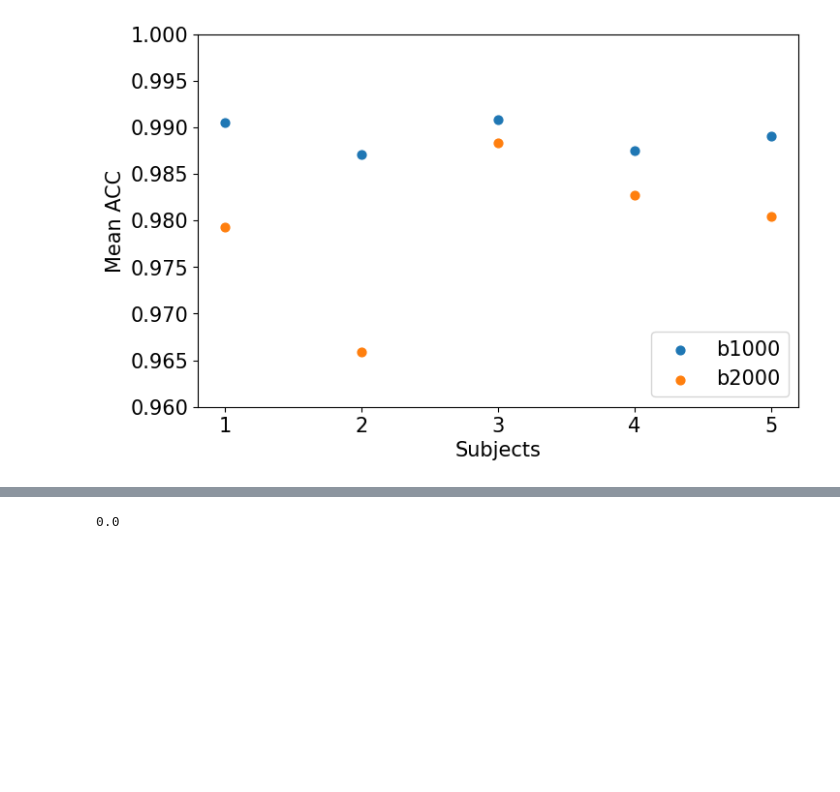
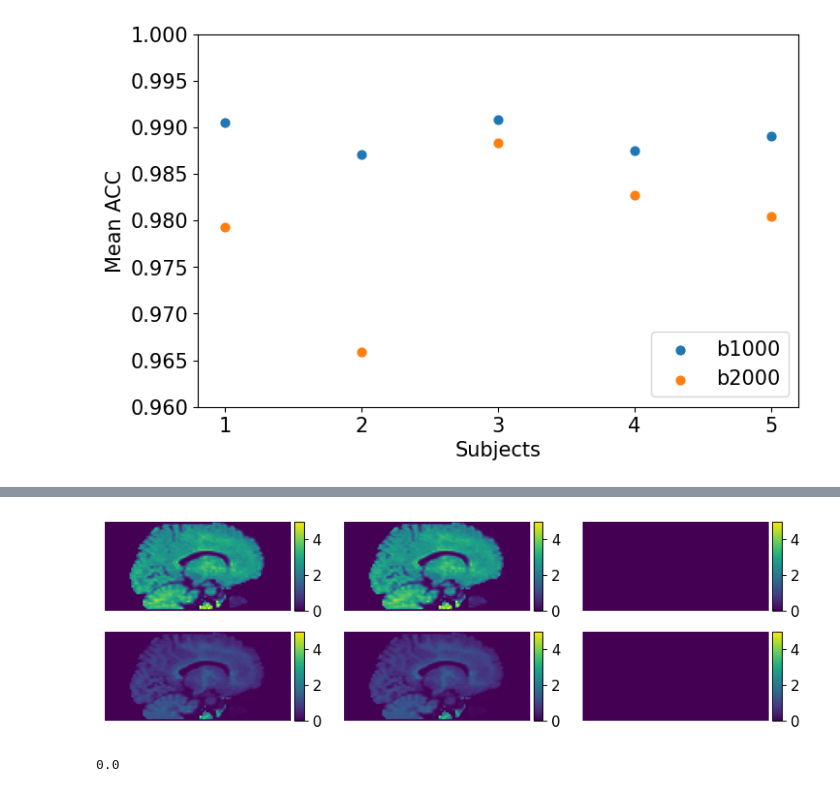
Before and after one commit to MASILab/gradtensor, a Jupyter notebook: src/sh_val_plot1.ipynb, the cells around one changed output, grey strips where cells are left out. Cells and saved outputs as stored; diff of their text form; code cells hidden in the pictures; blank space fills up the shorter version.

```diff
--- a/src/sh_val_plot1.ipynb
+++ b/src/sh_val_plot1.ipynb
@@ -250,5 +261,7 @@ np.nanmean(np.nanmean(acc1))
 # %%
 from scilpy.reconst.sh import compute_rish
+# %%
+mask = nib.load('/nfs/masi/kanakap/projects/LR_tract/MASiVar_kids/sub-cIVs001/ses-s1Bx2/prequal_dwi_cat/mrtrix_mask.nii').get_fdata()
 # %%
 mask = nib.load('/nfs/masi/kanakap/projects/LR_tract/MASiVar_kids/sub-cIVs001/ses-s1Bx2/prequal_dwi_cat/mrtrix_mask.nii').get_fdata()
 mask = mask.astype(int)
@@ -335,3 +351,5 @@ mask = nib.load('/nfs/masi/kanakap/projects/LR_tract/MASiVar_kids/sub-cIVs001/se
 mask = mask.astype(int)
 from scipy import ndimage
 mask = ndimage.binary_dilation(mask, iterations=1).astype(mask.dtype)
+# %%
+mask = nib.load('/nfs/masi/kanakap/projects/LR_tract/MASiVar_kids/sub-cIVs001/ses-s1Bx2/prequal_dwi_cat/mrtrix_mask.nii').get_fdata()
@@ -392,3 +496,33 @@ a = plt.colorbar(im, cax=ax)
+# %%
+def plot_rish(features, ax, row, col):
+    slice_idx = 60
+    slice = features
+    slice = slice[slice_idx, :,:]
+    slice = np.flip(np.rot90(slice,3))
+    slice = np.nan_to_num(slice)
+    # plt.subplot(row,3,number)
+    ax[row,col].axis('off')
+    cmap = plt.get_cmap('viridis')
+    m = 0
+    M = 5
+    im = ax[row,col].imshow(np.abs(slice), vmin=m, vmax=M, cmap=cmap)
+    divider = make_axes_locatable(ax[row,col])
+    ax = divider.append_axes("right", size="5%", pad=0.05)
+    a = plt.colorbar(im, cax=ax)
+
+plt.rcParams.update({'font.size':12})
+fig, ax = plt.subplots(2,3,figsize=(10,3))
+plot_rish(emp_rish1000[:,:,:,0] , ax, 0,0)
+plot_rish(pk_rish1000[:,:,:,0] , ax, 0,1)
+plot_rish((emp_rish1000[:,:,:,0] - pk_rish1000[:,:,:,0]), ax, 0,2)
+
+plot_rish(emp_rish2000[:,:,:,0] , ax,1,0)
+plot_rish(pk_rish2000[:,:,:,0] , ax,1,1)
+plot_rish((emp_rish2000[:,:,:,0] - pk_rish2000[:,:,:,0]),ax, 1,2)
+
+plt.show()
+# %% [output]
+[figure, added]
 # %%
 def ape(predict,true):
     err_fa = predict - true
```
Also changed, not shown: parts of 42 cells of this notebook, 1 other file.
